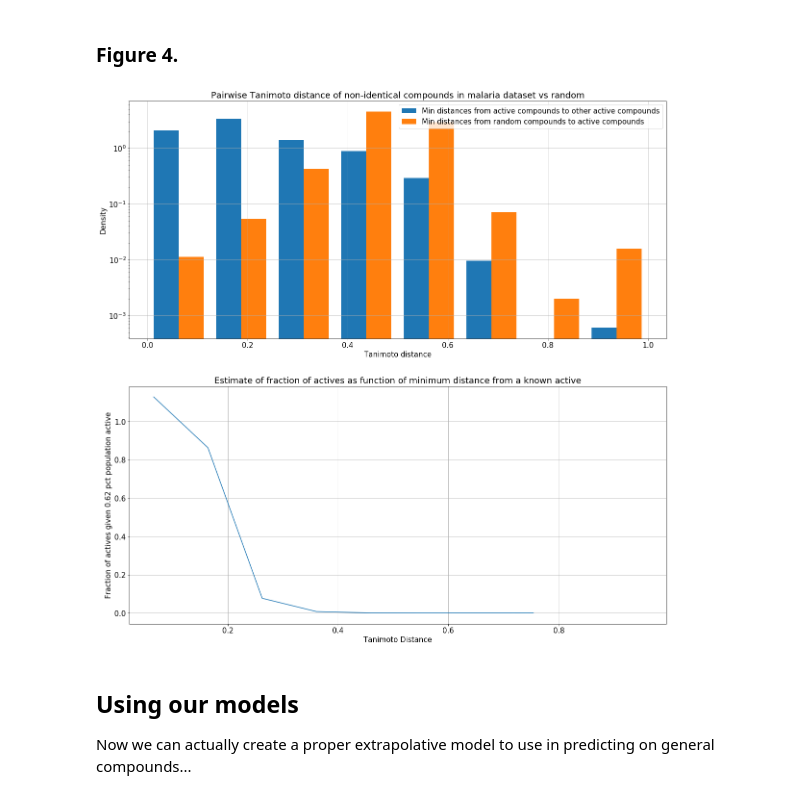
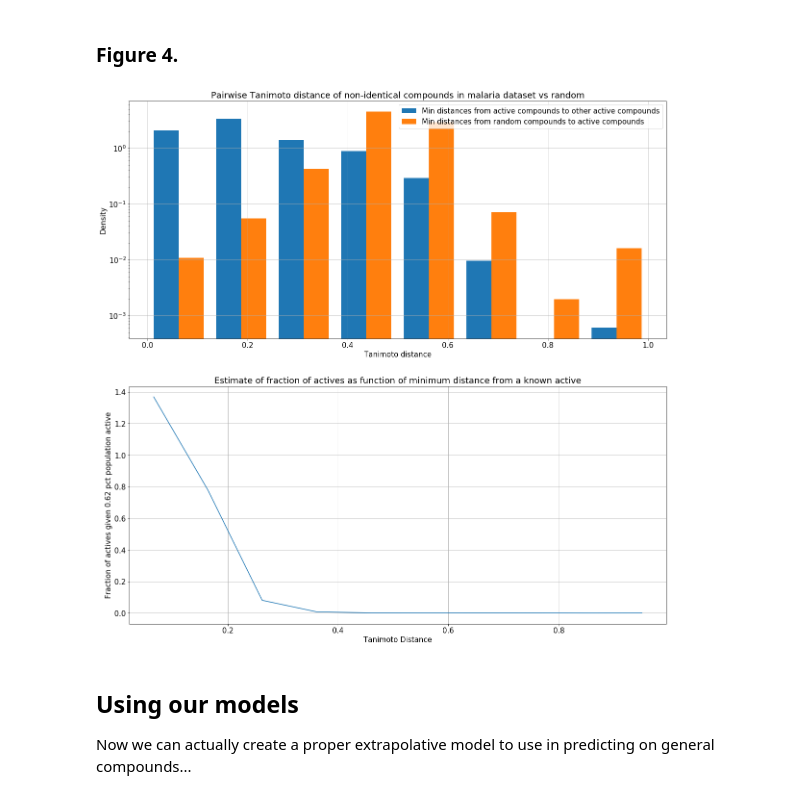
Before and after one commit to owatson/PenalizedPrediction, a Jupyter notebook: MalariaPaper.ipynb, the cells around one changed output. Saved outputs shown, nothing was run; the diff lists cells and outputs as text; code cells hidden in the pictures.

```diff
--- a/MalariaPaper.ipynb
+++ b/MalariaPaper.ipynb
@@ -626,6 +626,17 @@ mr_hist = np.histogram(tcr_dists[~np.isnan(tcr_dists)], density=True, bins=7)
 
 # magic number - but justified by looking at the bottom plot below.
 num_inactive_per_active = 150
+# %%
+N = df0.shape[0]
+i = 0
+all_dists = np.asarray([])
+
+while (i < N - 1):
+    idcs = np.arange(i, min(N, i+10000))
+    fpr = np.asarray([x for x in df0.iloc[idcs].fps.values])
+    blk_dists = nanmin(cdist(fpr, fpa, metric='jaccard'),axis=1)
+    all_dists = np.concatenate((blk_dists, all_dists))
+    i += 10000
 # %%
 2e6/13533
 # %% [output]
@@ -643,37 +654,37 @@ fpr = np.asarray([x for x in df0.iloc[idcs].fps.values])
 r_dists = cdist(fpr, fpr, metric='jaccard') + np.diag(np.ones(len(fpr)) * np.nan)
 
 cdfpa = cdist(fpa, fpa, metric='jaccard')
 cdfpa[cdfpa==0] = np.nan
 #mtc_dists = nanmin(cdist(fpa, fpa, metric='jaccard') + np.diag(np.ones(len(fpa)) * np.nan), axis=1)
 mtc_dists = nanmin(cdfpa, axis=1)
 cdfpa = None
 mtcr_dists = nanmin(cdist(fpr, fpa, metric='jaccard'),axis=1)
 
 mal_hist= np.histogram(mtc_dists[~np.isnan(mtc_dists)], density=True, bins=10)
-mr_hist = np.histogram(mtcr_dists[~np.isnan(mtcr_dists)], density=True, bins=10)
+#mr_hist = np.histogram(mtcr_dists[~np.isnan(mtcr_dists)], density=True, bins=10)
 
 x_axis = 0.5*(mal_hist[1][1:] + mal_hist[1][:-1])
 plt.rcParams.update({'font.size': 15})
 plt.figure(figsize=(20, 20))
 plt.subplot(211)
-plt.hist((mtc_dists[~np.isnan(mtc_dists)],mtcr_dists[~np.isnan(mtcr_dists)]),
+plt.hist((mtc_dists[~np.isnan(mtc_dists)],all_dists[~np.isnan(all_dists)]),
          bins=8, density=True, label=('Min distances from active compounds to other active compounds',
                                        'Min distances from random compounds to active compounds'))
 plt.yscale('log')
 plt.xlabel('Tanimoto distance')
 plt.ylabel('Density')
 plt.grid('True')
 plt.legend(loc='best')
 plt.title('Pairwise Tanimoto distance of non-identical compounds in malaria dataset vs random')
 plt.subplot(212)
-plt.plot(x_axis, mal_hist[0]/(0. + num_inactive_per_active*mr_hist[0]))
+plt.plot(x_axis, mal_hist[0]/(num_inactive_per_active*mra_hist[0]))
 plt.grid(True)
 plt.xlabel('Tanimoto Distance')
 plt.ylabel('Fraction of actives given %.2f pct population active' % (100/num_inactive_per_active))
 _ = plt.title('Estimate of fraction of actives as function of minimum distance from a known active')
 savefig('figures/fig4_bias_correction.png')
 # %% [output]
-[figure, old version]
+[figure, new version]
 # %% [markdown]
 ## Using our models
 
```
Also changed, not shown: parts of 6 cells of this notebook.
